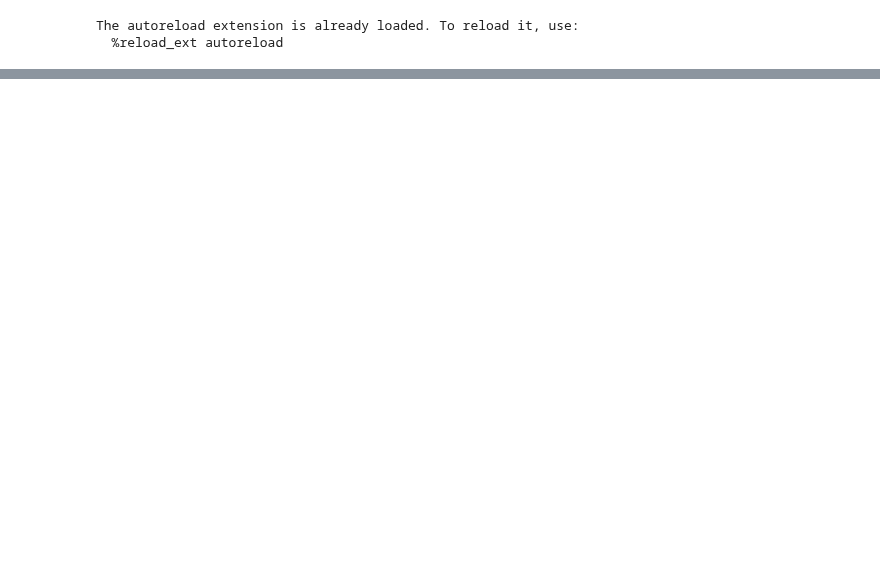
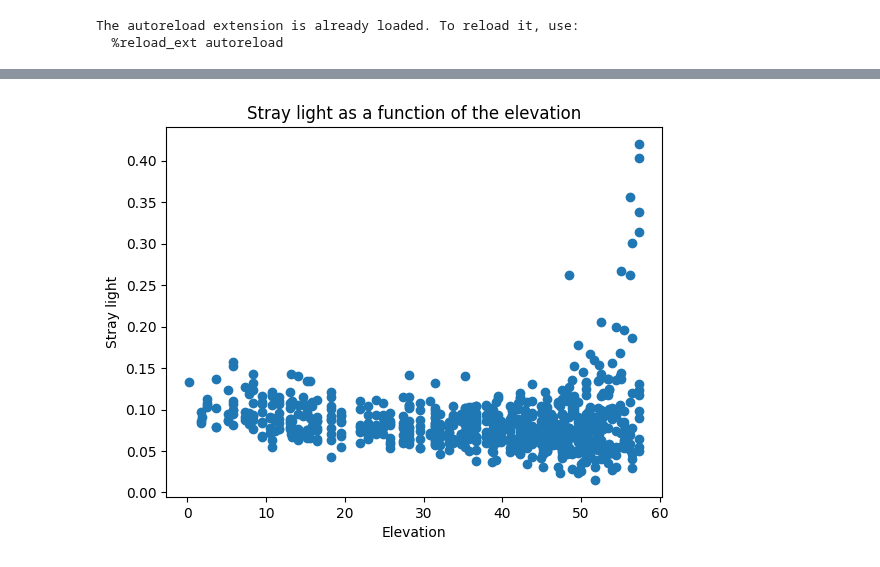
Before and after one commit to m7415/deep_learning_3MI, a Jupyter notebook: useCase.ipynb, the cells around one changed output, grey strips where cells are left out. Saved outputs shown, nothing was run; the diff lists cells and outputs as text; code cells hidden in the pictures; blank space fills up the shorter version.

```diff
--- a/useCase.ipynb
+++ b/useCase.ipynb
@@ -129,10 +148,11 @@ plt.show()
 # %%
 # plot the stray light as a function of the elevation
-sl_list_corr = [sl if sl < 35000 else 35000 for sl in sl_list]
-sl_list_corr = sl_list_corr / np.max(sl_list_corr)
-elevation = dataset.elevation_list
-plt.plot(elevation, sl_list_corr, 'o')
+elevation = dataset.elevation_list.copy()
+elevation = np.delete(elevation, outliers)
+plt.plot(elevation, sl_list, 'o')
 plt.xlabel('Elevation')
 plt.ylabel('Stray light')
 plt.title('Stray light as a function of the elevation')
 plt.show()
+# %% [output]
+[figure, added]
```
Also changed, not shown: parts of 6 cells of this notebook, 2 other files.
